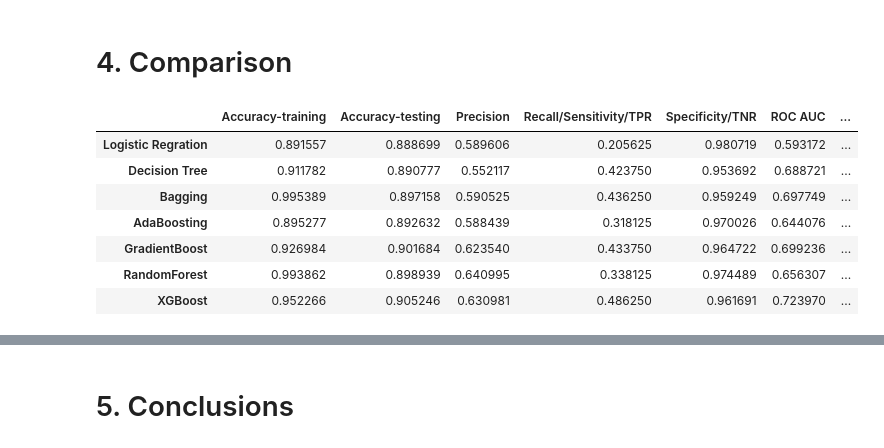
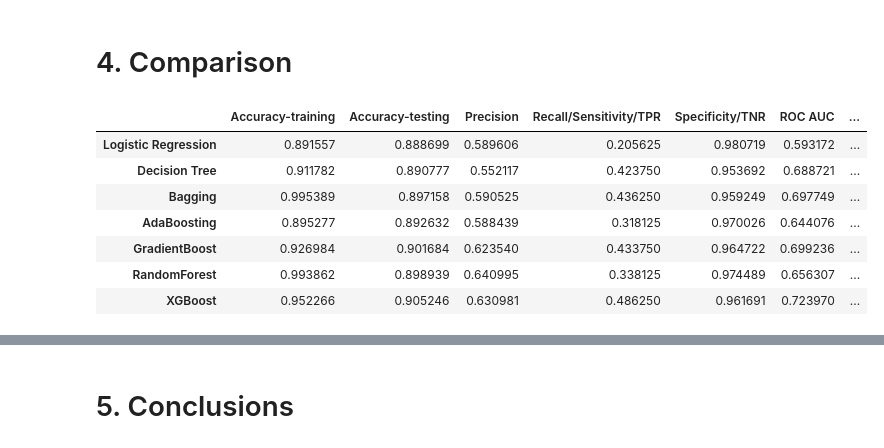
Before and after one commit to DmitryS-hub/AIML, a Jupyter notebook: BankMarketingTermDeposit/Term_Deposit_Sale_Bank_Marketing_DS.ipynb, the cells around one changed output, grey strips where cells are left out. Cells and saved outputs as stored; diff of their text form; code cells hidden in the pictures.

```diff
--- a/BankMarketingTermDeposit/Term_Deposit_Sale_Bank_Marketing_DS.ipynb
+++ b/BankMarketingTermDeposit/Term_Deposit_Sale_Bank_Marketing_DS.ipynb
@@ -1396,7 +1402,7 @@ from sklearn.linear_model import LogisticRegression
 logreg = LogisticRegression(solver='newton-cg', random_state=55)
 logreg.fit(X_train, y_train)
 
-lr_report = estimator_report(logreg, 'Logistic Regration', X_train, y_train, X_test, y_test)
+lr_report = estimator_report(logreg, 'Logistic Regression', X_train, y_train, X_test, y_test)
 display(lr_report['cm'])
 # %% [output]
 [figure]
@@ -1556,10 +1562,11 @@ display(xgb_report['cm'])
 # %%
 reports = [lr_report, dt_report, b_report, ab_report, gb_report, rf_report, xgb_report];
 
-pd.concat(map(lambda r: r['cm'], reports), sort=False)
+report_cm_df = pd.concat(map(lambda r: r['cm'], reports), sort=False)
+display(report_cm_df)
 # %% [output]
 |  | Accuracy-training | Accuracy-testing | Precision | Recall/Sensitivity/TPR | Specificity/TNR | ROC AUC | ... |
-| Logistic Regration | 0.891557 | 0.888699 | 0.589606 | 0.205625 | 0.980719 | 0.593172 | ... |
+| Logistic Regression | 0.891557 | 0.888699 | 0.589606 | 0.205625 | 0.980719 | 0.593172 | ... |
 | Decision Tree | 0.911782 | 0.890777 | 0.552117 | 0.423750 | 0.953692 | 0.688721 | ... |
 | Bagging | 0.995389 | 0.897158 | 0.590525 | 0.436250 | 0.959249 | 0.697749 | ... |
 | AdaBoosting | 0.895277 | 0.892632 | 0.588439 | 0.318125 | 0.970026 | 0.644076 | ... |
```
Also changed, not shown: parts of 7 cells of this notebook, 1 other file.
